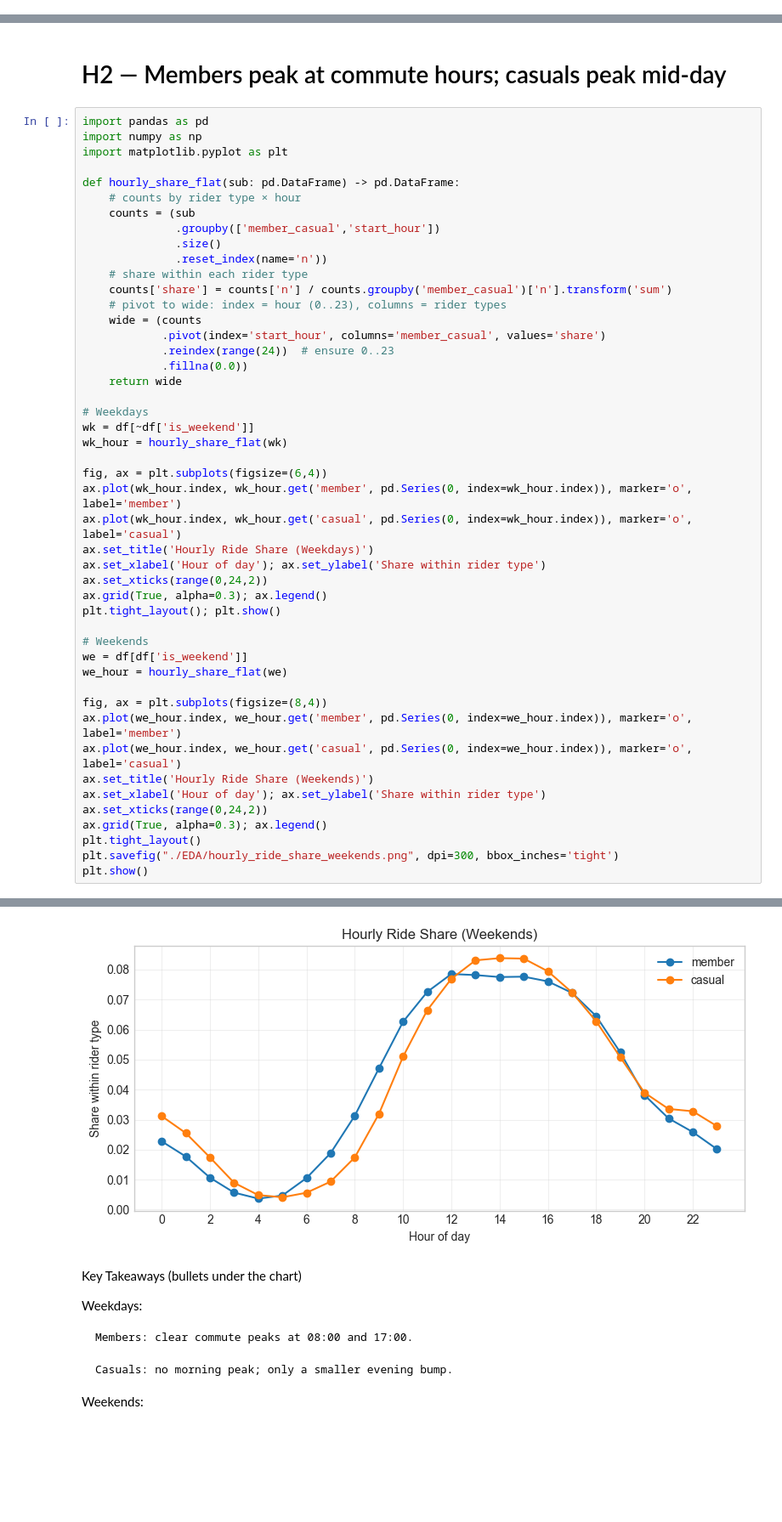
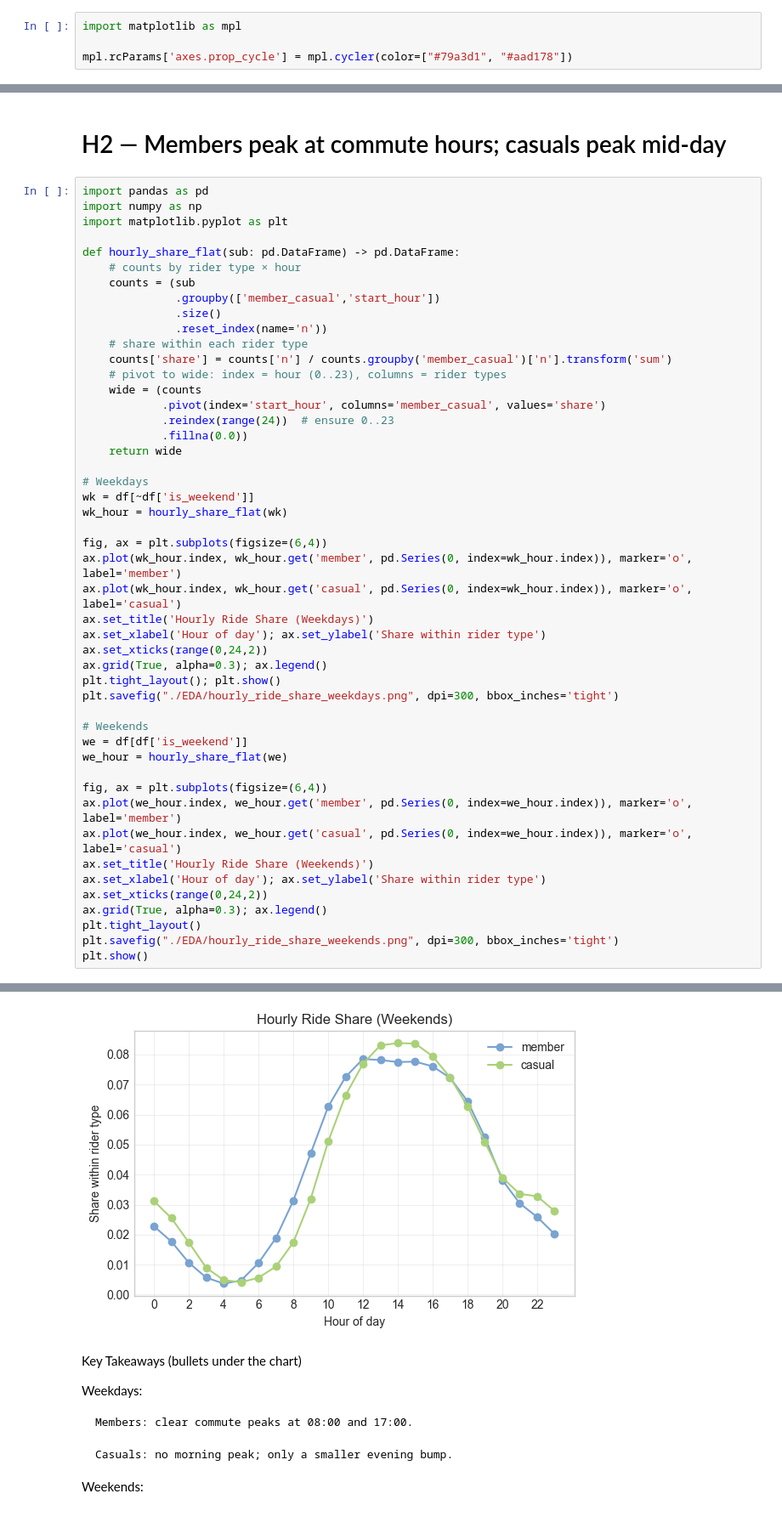
Before and after one commit to Fatih0234/bike-share-bi2-project, a Jupyter notebook: 1-vibing.ipynb, the cells around one changed output, grey strips where cells are left out. Shown at 85% size. Cells and saved outputs as stored; diff of their text form; blank space fills up the shorter version.

```diff
--- a/1-vibing.ipynb
+++ b/1-vibing.ipynb
@@ -529,6 +529,10 @@ After preprocessing:
 # EDA and Visualisation
 # %% [markdown]
 # H1 — Weekday vs Weekend usage differs by rider type
+# %%
+import matplotlib as mpl
+
+mpl.rcParams['axes.prop_cycle'] = mpl.cycler(color=["#79a3d1", "#aad178"])
 # %%
 import pandas as pd
 import matplotlib.pyplot as plt
@@ -613,12 +617,13 @@ ax.set_xlabel('Hour of day'); ax.set_ylabel('Share within rider type')
 ax.set_xticks(range(0,24,2))
 ax.grid(True, alpha=0.3); ax.legend()
 plt.tight_layout(); plt.show()
+plt.savefig("./EDA/hourly_ride_share_weekdays.png", dpi=300, bbox_inches='tight')
 
 # Weekends
 we = df[df['is_weekend']]
 we_hour = hourly_share_flat(we)
 
-fig, ax = plt.subplots(figsize=(8,4))
+fig, ax = plt.subplots(figsize=(6,4))
 ax.plot(we_hour.index, we_hour.get('member', pd.Series(0, index=we_hour.index)), marker='o', label='member')
 ax.plot(we_hour.index, we_hour.get('casual', pd.Series(0, index=we_hour.index)), marker='o', label='casual')
 ax.set_title('Hourly Ride Share (Weekends)')
@@ -633,4 +639,4 @@ plt.show()
-[figure, old version]
+[figure, new version]
 # %% [markdown]
 Key Takeaways (bullets under the chart)
 
```
Also changed, not shown: parts of 4 cells of this notebook, 5 other files.
